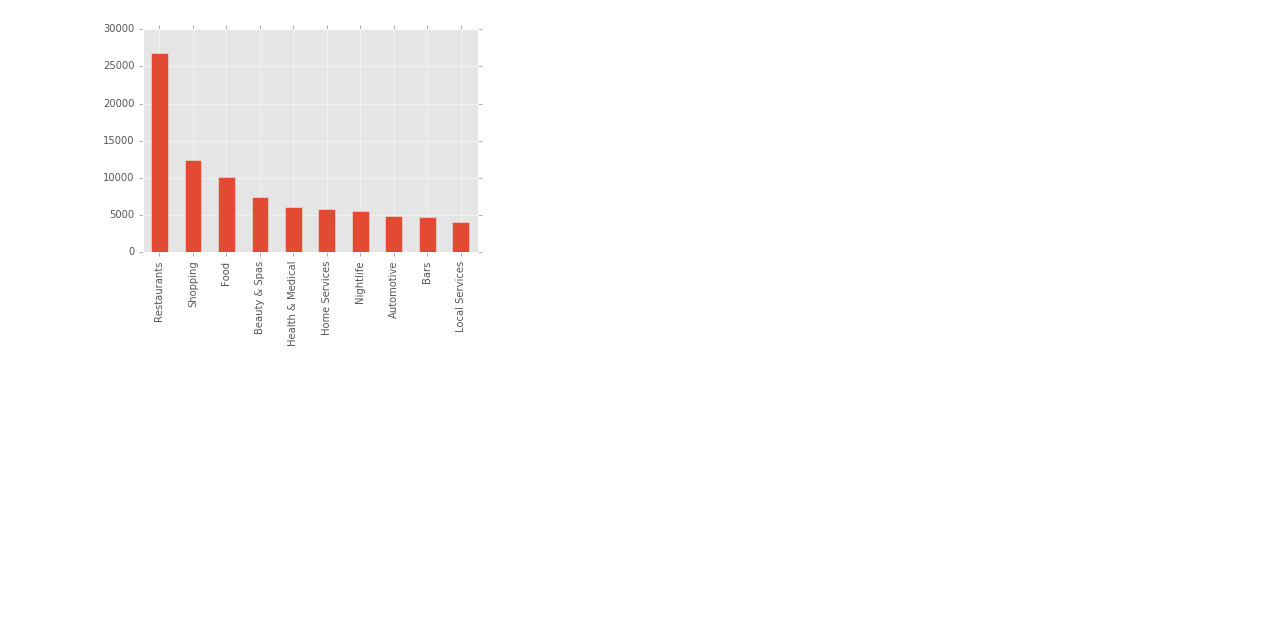
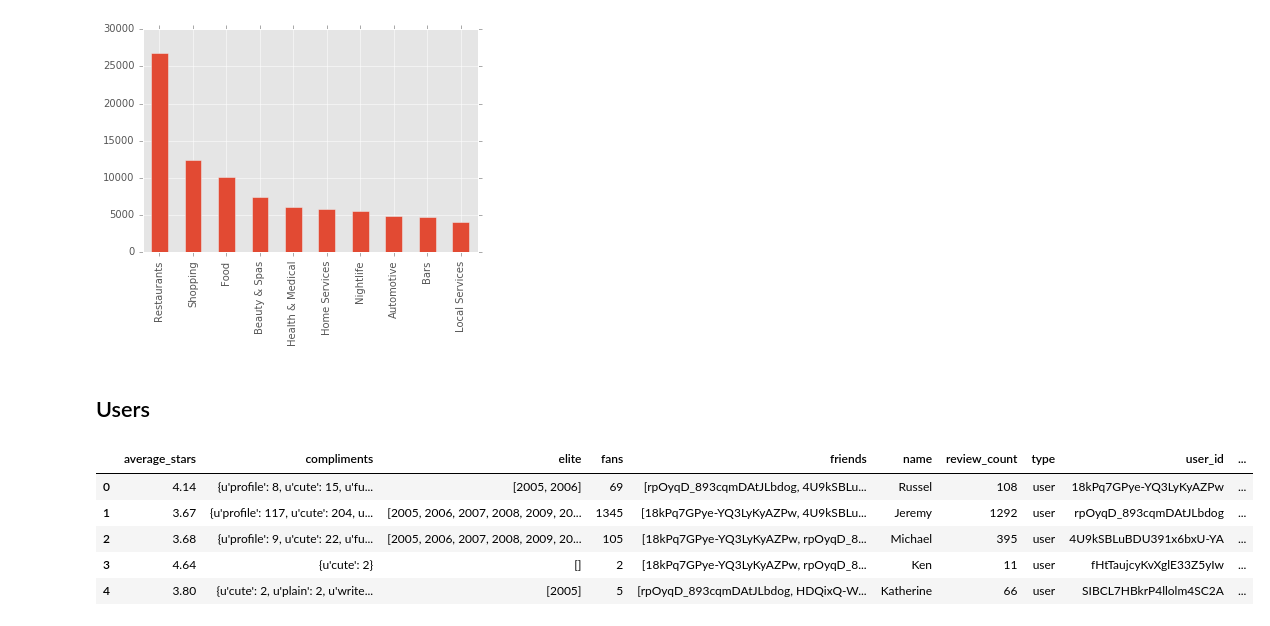
Before and after one commit to ericdaat/yelp-challenge, a Jupyter notebook: notebooks/understanding_dataset.ipynb, the cells around one changed output. Cells and saved outputs as stored; diff of their text form; code cells hidden in the pictures; blank space fills up the shorter version.

```diff
--- a/notebooks/understanding_dataset.ipynb
+++ b/notebooks/understanding_dataset.ipynb
@@ -127,3 +127,18 @@ pd.get_dummies(business_df['categories'].apply(pd.Series).stack())\
 # %% [output]
 <matplotlib.axes._subplots.AxesSubplot at 0x...>
 [figure]
+# %% [markdown]
+## Users
+# %%
+users_df = pd.read_json(
+    '../dataset/yelp_academic_dataset_user.json',
+    lines=True)
+# %%
+users_df.head()
+# %% [output]
+|  | average_stars | compliments | elite | fans | friends | name | review_count | type | user_id | ... |
+| 0 | 4.14 | {u'profile': 8, u'cute': 15, u'fu... | [2005, 2006] | 69 | [rpOyqD_893cqmDAtJLbdog, 4U9kSBLu... | Russel | 108 | user | 18kPq7GPye-YQ3LyKyAZPw | ... |
+| 1 | 3.67 | {u'profile': 117, u'cute': 204, u... | [2005, 2006, 2007, 2008, 2009, 20... | 1345 | [18kPq7GPye-YQ3LyKyAZPw, 4U9kSBLu... | Jeremy | 1292 | user | rpOyqD_893cqmDAtJLbdog | ... |
+| 2 | 3.68 | {u'profile': 9, u'cute': 22, u'fu... | [2005, 2006, 2007, 2008, 2009, 20... | 105 | [18kPq7GPye-YQ3LyKyAZPw, rpOyqD_8... | Michael | 395 | user | 4U9kSBLuBDU391x6bxU-YA | ... |
+| 3 | 4.64 | {u'cute': 2} | [] | 2 | [18kPq7GPye-YQ3LyKyAZPw, rpOyqD_8... | Ken | 11 | user | fHtTaujcyKvXglE33Z5yIw | ... |
+| 4 | 3.80 | {u'cute': 2, u'plain': 2, u'write... | [2005] | 5 | [rpOyqD_893cqmDAtJLbdog, HDQixQ-W... | Katherine | 66 | user | SIBCL7HBkrP4llolm4SC2A | ... |
```
Also changed, not shown: parts of 1 cell of this notebook, 1 other file.
